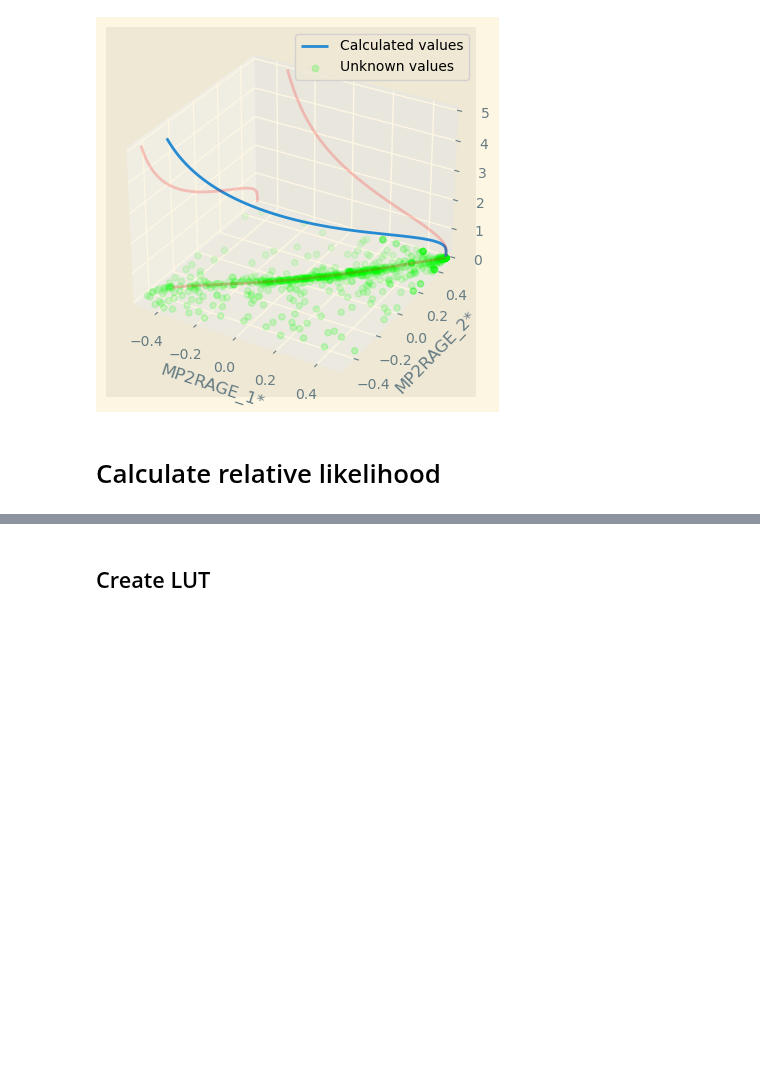
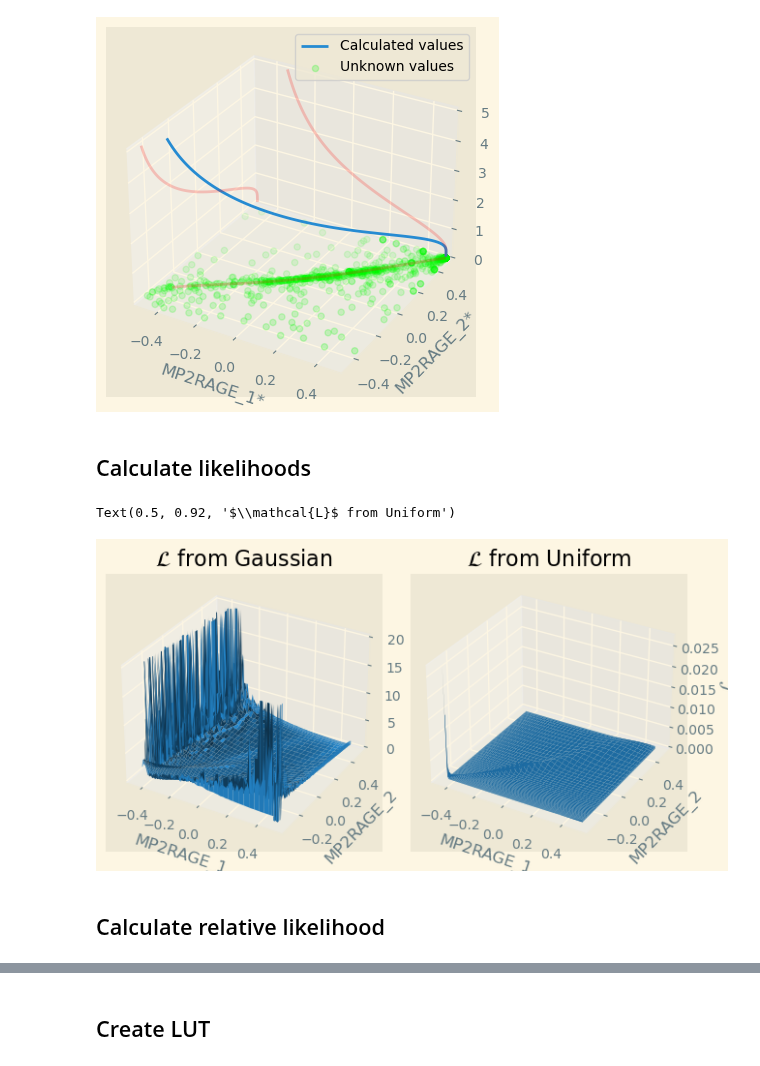
Before and after one commit to MASILab/map_t1_mapping, a Jupyter notebook: notebooks/likelihood_mp2rage_3d.ipynb, the cells around one changed output, grey strips where cells are left out. Cells and saved outputs as stored; diff of their text form; code cells hidden in the pictures; blank space fills up the shorter version.

```diff
--- a/notebooks/likelihood_mp2rage_3d.ipynb
+++ b/notebooks/likelihood_mp2rage_3d.ipynb
@@ -95,6 +85,37 @@ ax.legend()
 # %% [output]
 <matplotlib.legend.Legend at 0x...>
 [figure]
+# %% [markdown]
+## Calculate likelihoods
+# %%
+# Likelihood for Gaussian model is given in distr - find max for each
+max_L_gauss = np.max(distr, axis=2)
+
+# Likelihood for uniform model
+# L_uni = np.full(distr.shape[0:1], 1/(distr.shape[0]*distr.shape[1]))
+L_uni = np.sum(counts, axis=2)/np.sum(np.concatenate(counts))
+L_uni = np.nan_to_num(L_uni, nan=0)
+
+# Plot likelihoods
+fig = plt.figure(constrained_layout=True)
+ax = fig.add_subplot(1, 2, 1, projection='3d')
+X,Y = np.meshgrid(mp2rage1, mp2rage2)
+ax.plot_surface(X, Y, max_L_gauss)
+ax.set_xlabel('MP2RAGE_1')
+ax.set_ylabel('MP2RAGE_2')
+ax.set_zlabel(r'$\mathcal{L}$')
+ax.set_title(r'$\mathcal{L}$ from Gaussian')
+
+ax = fig.add_subplot(1, 2, 2, projection='3d')
+X,Y = np.meshgrid(mp2rage1, mp2rage2)
+ax.plot_surface(X, Y, L_uni)
+ax.set_xlabel('MP2RAGE_1')
+ax.set_ylabel('MP2RAGE_2')
+ax.set_zlabel(r'$\mathcal{L}$')
+ax.set_title(r'$\mathcal{L}$ from Uniform')
+# %% [output]
+Text(0.5, 0.92, '$\\mathcal{L}$ from Uniform')
+[figure, added]
 # %% [markdown]
-# Calculate relative likelihood
+## Calculate relative likelihood
 # %%
```
Also changed, not shown: parts of 5 cells of this notebook, 2 other files.
